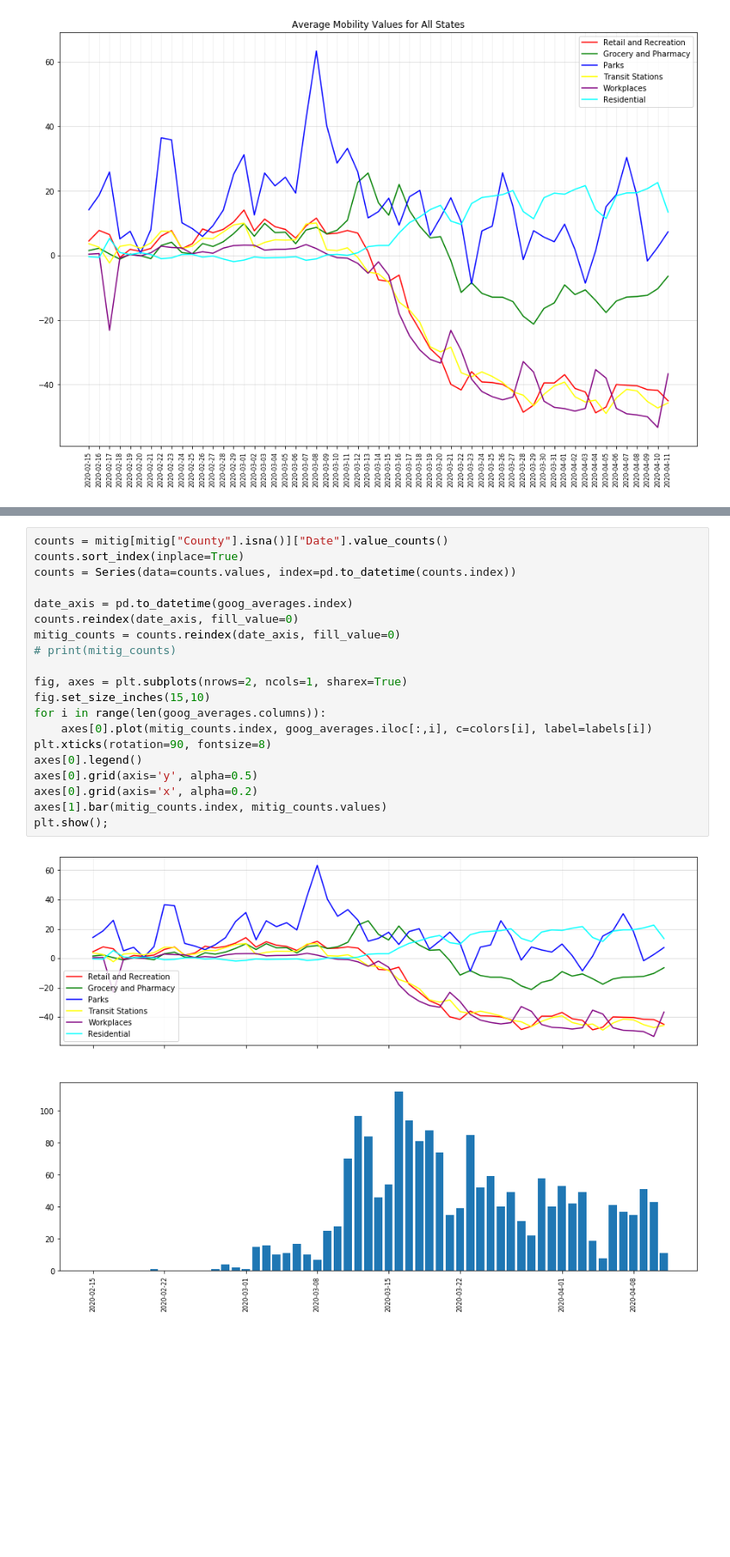
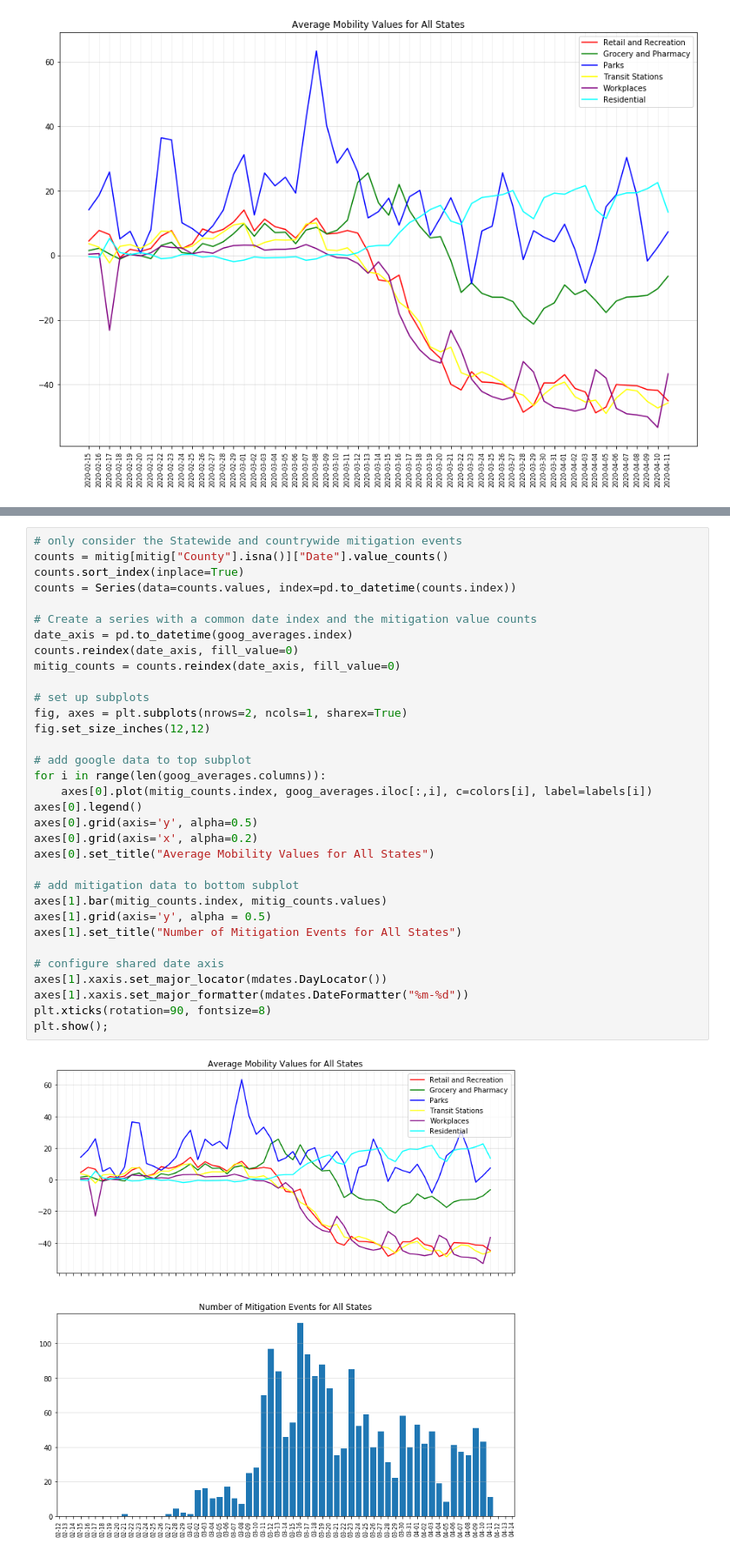
Before and after one commit to Christopher-Scott/Covid-19_Project, a Jupyter notebook: visualizations.ipynb, the cells around one changed output, grey strips where cells are left out. Shown at 87% size. Drawn from its saved outputs; the diff is of its cells as text; blank space fills up the shorter version.

Commit message:
Finished google and mitigation subplot

```diff
--- a/visualizations.ipynb
+++ b/visualizations.ipynb
@@ -217,25 +198,38 @@ Name: Date, dtype: float64
 # %%
+# only consider the Statewide and countrywide mitigation events
 counts = mitig[mitig["County"].isna()]["Date"].value_counts()
 counts.sort_index(inplace=True)
 counts = Series(data=counts.values, index=pd.to_datetime(counts.index))
 
+# Create a series with a common date index and the mitigation value counts
 date_axis = pd.to_datetime(goog_averages.index)
 counts.reindex(date_axis, fill_value=0)
 mitig_counts = counts.reindex(date_axis, fill_value=0)
-# print(mitig_counts)
 
+# set up subplots
 fig, axes = plt.subplots(nrows=2, ncols=1, sharex=True)
-fig.set_size_inches(15,10)
+fig.set_size_inches(12,12)
+
+# add google data to top subplot
 for i in range(len(goog_averages.columns)):
     axes[0].plot(mitig_counts.index, goog_averages.iloc[:,i], c=colors[i], label=labels[i])
-plt.xticks(rotation=90, fontsize=8)
 axes[0].legend()
 axes[0].grid(axis='y', alpha=0.5)
 axes[0].grid(axis='x', alpha=0.2)
+axes[0].set_title("Average Mobility Values for All States")
+
+# add mitigation data to bottom subplot
 axes[1].bar(mitig_counts.index, mitig_counts.values)
+axes[1].grid(axis='y', alpha = 0.5)
+axes[1].set_title("Number of Mitigation Events for All States")
+
+# configure shared date axis
+axes[1].xaxis.set_major_locator(mdates.DayLocator())
+axes[1].xaxis.set_major_formatter(mdates.DateFormatter("%m-%d"))
+plt.xticks(rotation=90, fontsize=8)
 plt.show();
 # %% [output]
-[figure, old version]
+[figure, new version]
 # %%
 # # Apple Mobility Data Only
 # for i in range(0,len(google_US),3):
```
Also changed, not shown: parts of 2 cells of this notebook.
